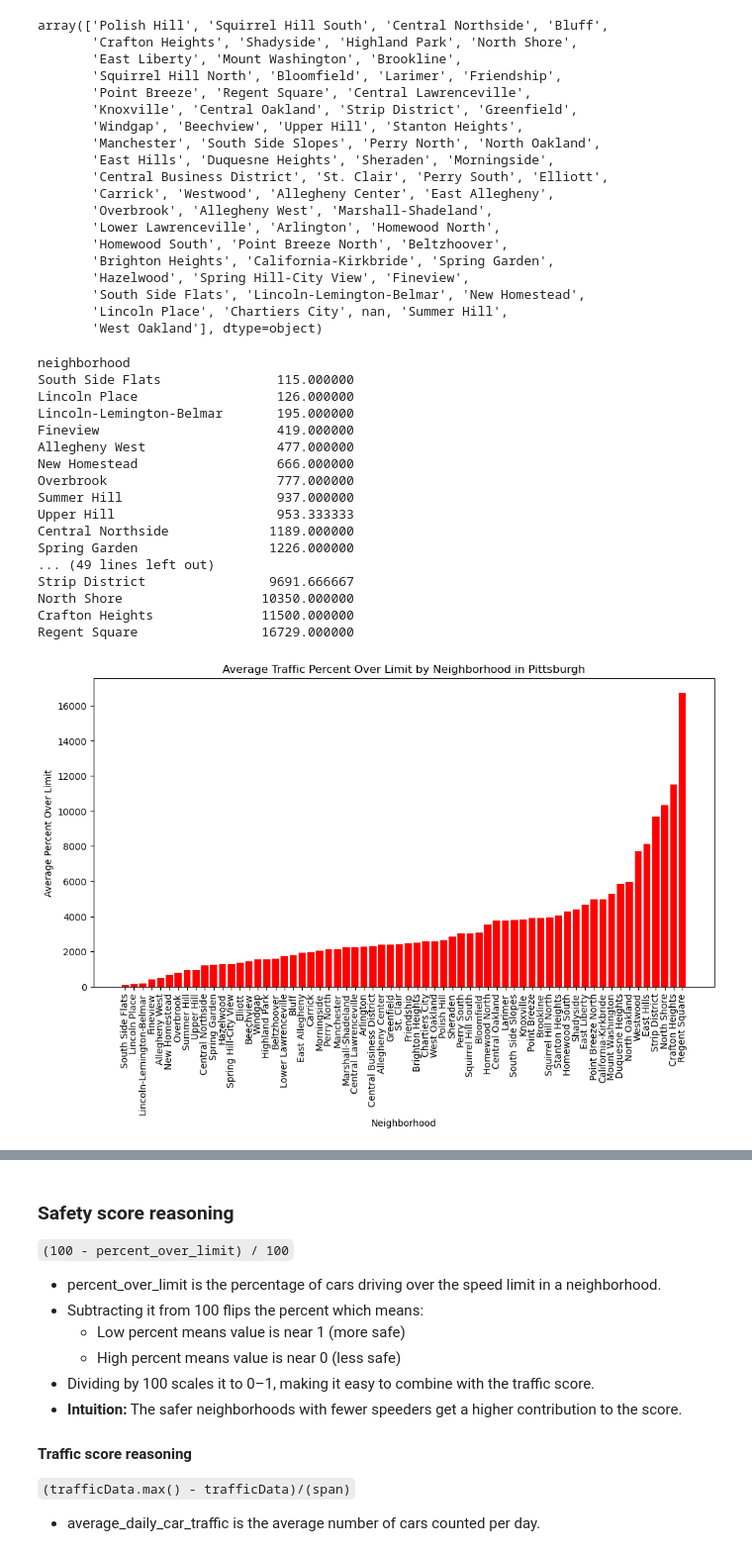
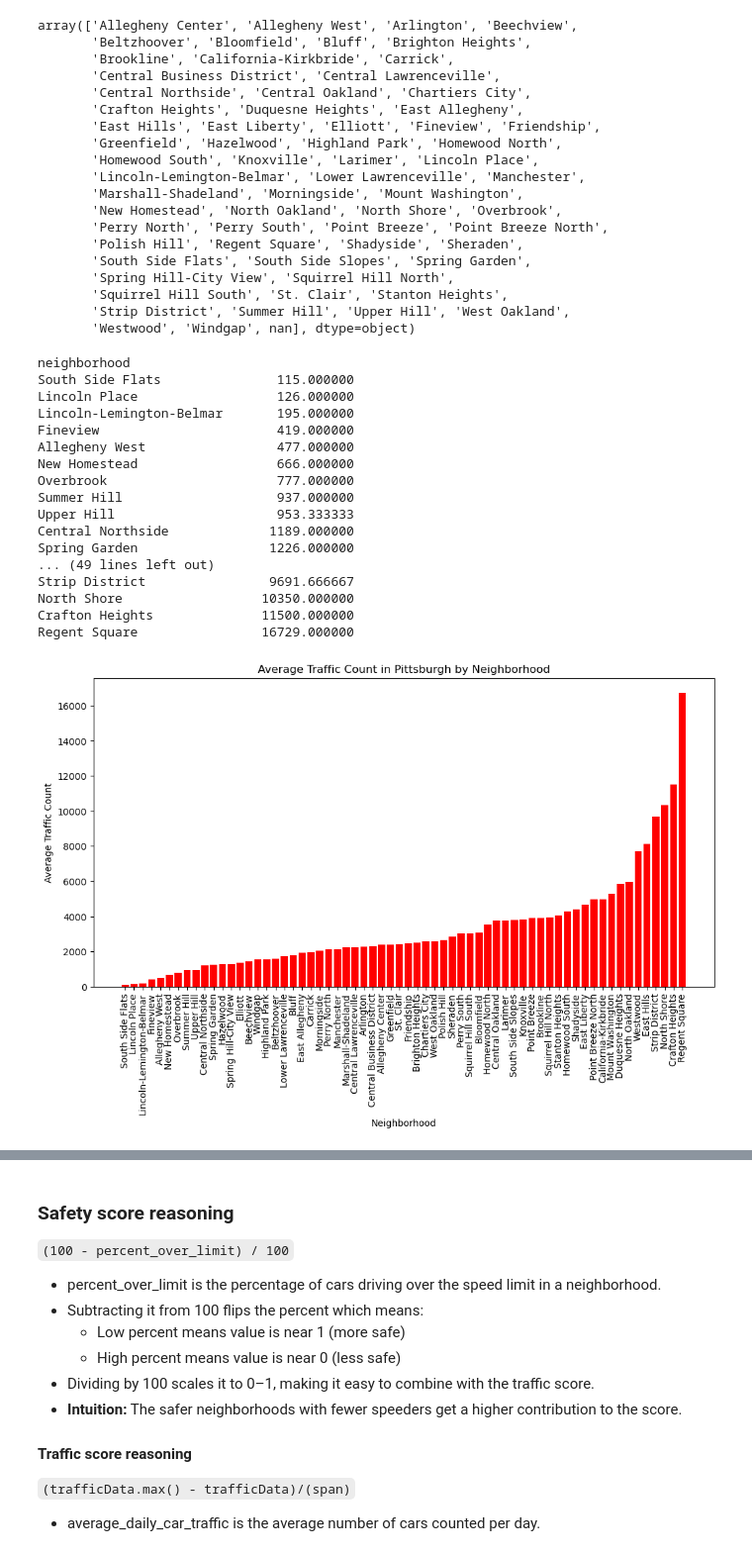
Before and after one commit to XRM2/Final-Project, a Jupyter notebook: aaqib'sNote.ipynb, the cells around one changed output, grey strips where cells are left out. Shown: that part at 99% size. Drawn from its saved outputs; the diff is of its cells as text; code cells hidden in the pictures.

```diff
--- a/aaqib'sNote.ipynb
+++ b/aaqib'sNote.ipynb
@@ -37,40 +43,35 @@ memory usage: 60.3+ KB
 | 75% | 695.750000 | 1.603481e+09 | 321.750000 | 1.591836e+09 | 5248.750000 | NaN | 25.000000 | ... |
 | max | 1390.000000 | 2.147461e+09 | 431.000000 | 2.138414e+09 | 16729.000000 | NaN | 35.000000 | ... |
 # %%
-data['neighborhood'].unique()
+#All neighborhoods
+data['neighborhood'].sort_values(ascending=True).unique()
 # %% [output]
-array(['Polish Hill', 'Squirrel Hill South', 'Central Northside', 'Bluff',
-       'Crafton Heights', 'Shadyside', 'Highland Park', 'North Shore',
-       'East Liberty', 'Mount Washington', 'Brookline',
-       'Squirrel Hill North', 'Bloomfield', 'Larimer', 'Friendship',
-       'Point Breeze', 'Regent Square', 'Central Lawrenceville',
-       'Knoxville', 'Central Oakland', 'Strip District', 'Greenfield',
-       'Windgap', 'Beechview', 'Upper Hill', 'Stanton Heights',
-       'Manchester', 'South Side Slopes', 'Perry North', 'North Oakland',
-       'East Hills', 'Duquesne Heights', 'Sheraden', 'Morningside',
-       'Central Business District', 'St. Clair', 'Perry South', 'Elliott',
-       'Carrick', 'Westwood', 'Allegheny Center', 'East Allegheny',
-       'Overbrook', 'Allegheny West', 'Marshall-Shadeland',
-       'Lower Lawrenceville', 'Arlington', 'Homewood North',
-       'Homewood South', 'Point Breeze North', 'Beltzhoover',
-       'Brighton Heights', 'California-Kirkbride', 'Spring Garden',
-       'Hazelwood', 'Spring Hill-City View', 'Fineview',
-       'South Side Flats', 'Lincoln-Lemington-Belmar', 'New Homestead',
-       'Lincoln Place', 'Chartiers City', nan, 'Summer Hill',
-       'West Oakland'], dtype=object)
+array(['Allegheny Center', 'Allegheny West', 'Arlington', 'Beechview',
+       'Beltzhoover', 'Bloomfield', 'Bluff', 'Brighton Heights',
+       'Brookline', 'California-Kirkbride', 'Carrick',
+       'Central Business District', 'Central Lawrenceville',
+       'Central Northside', 'Central Oakland', 'Chartiers City',
+       'Crafton Heights', 'Duquesne Heights', 'East Allegheny',
+       'East Hills', 'East Liberty', 'Elliott', 'Fineview', 'Friendship',
+       'Greenfield', 'Hazelwood', 'Highland Park', 'Homewood North',
+       'Homewood South', 'Knoxville', 'Larimer', 'Lincoln Place',
+       'Lincoln-Lemington-Belmar', 'Lower Lawrenceville', 'Manchester',
+       'Marshall-Shadeland', 'Morningside', 'Mount Washington',
+       'New Homestead', 'North Oakland', 'North Shore', 'Overbrook',
+       'Perry North', 'Perry South', 'Point Breeze', 'Point Breeze North',
+       'Polish Hill', 'Regent Square', 'Shadyside', 'Sheraden',
+       'South Side Flats', 'South Side Slopes', 'Spring Garden',
+       'Spring Hill-City View', 'Squirrel Hill North',
+       'Squirrel Hill South', 'St. Clair', 'Stanton Heights',
+       'Strip District', 'Summer Hill', 'Upper Hill', 'West Oakland',
+       'Westwood', 'Windgap', nan], dtype=object)
 # %%
+#Some neighborhoods have more studies done than others.
+#To eliminate this factor, we need to take the mean
+#of all the studies done per neighborhood
+trafficData = data.groupby('neighborhood')['average_daily_car_traffic'].mean().sort_values(ascending=True)
 #Show average traffic data per neighborhood
-trafficData = data.groupby('neighborhood')['average_daily_car_traffic'].mean().sort_values(ascending=True)
 print(trafficData.to_string())
-
-# plot
-plt.figure(figsize=(12,6))
-plt.bar(trafficData.index, trafficData.values, color='red')
-plt.xticks(rotation=90)
-plt.title("Average Traffic Percent Over Limit by Neighborhood in Pittsburgh")
-plt.xlabel("Neighborhood")
-plt.ylabel("Average Percent Over Limit")
-plt.show()
 # %% [output]
 neighborhood
 South Side Flats               115.000000
@@ -89,5 +90,15 @@ Strip District                9691.666667
 North Shore                  10350.000000
 Crafton Heights              11500.000000
 Regent Square                16729.000000
-[figure, removed]
+# %%
+#Bar chart
+plt.figure(figsize=(12,6))
+plt.bar(trafficData.index, trafficData.values, color='red')
+plt.xticks(rotation=90)
+plt.title("Average Traffic Count in Pittsburgh by Neighborhood")
+plt.xlabel("Neighborhood")
+plt.ylabel("Average Traffic Count")
+plt.show()
+# %% [output]
+[figure, added]
 # %%
```
Also changed, not shown: parts of 7 cells of this notebook.
